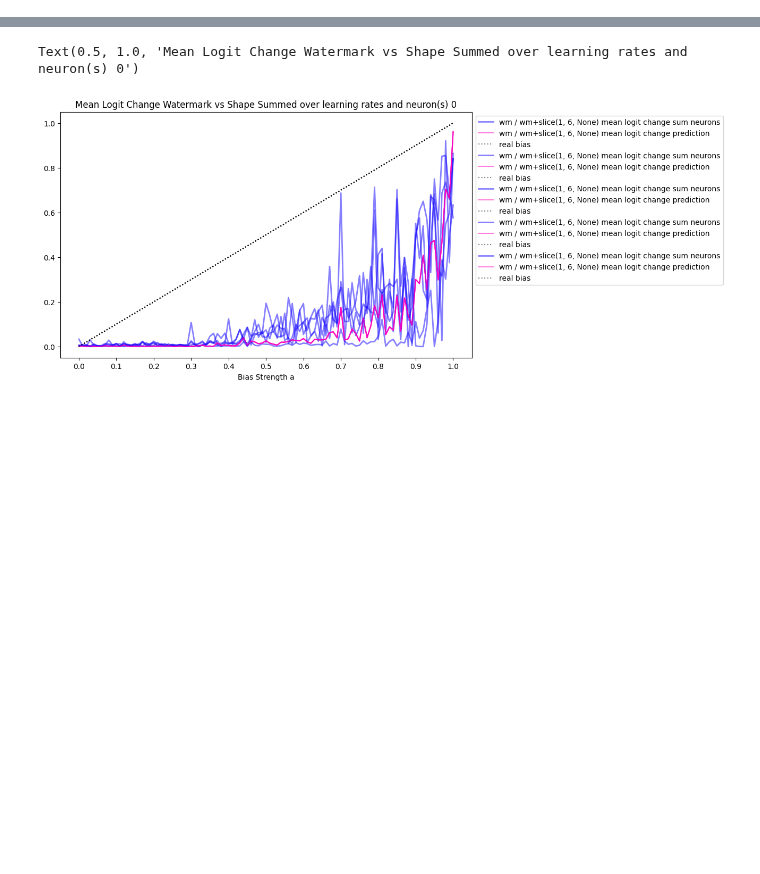
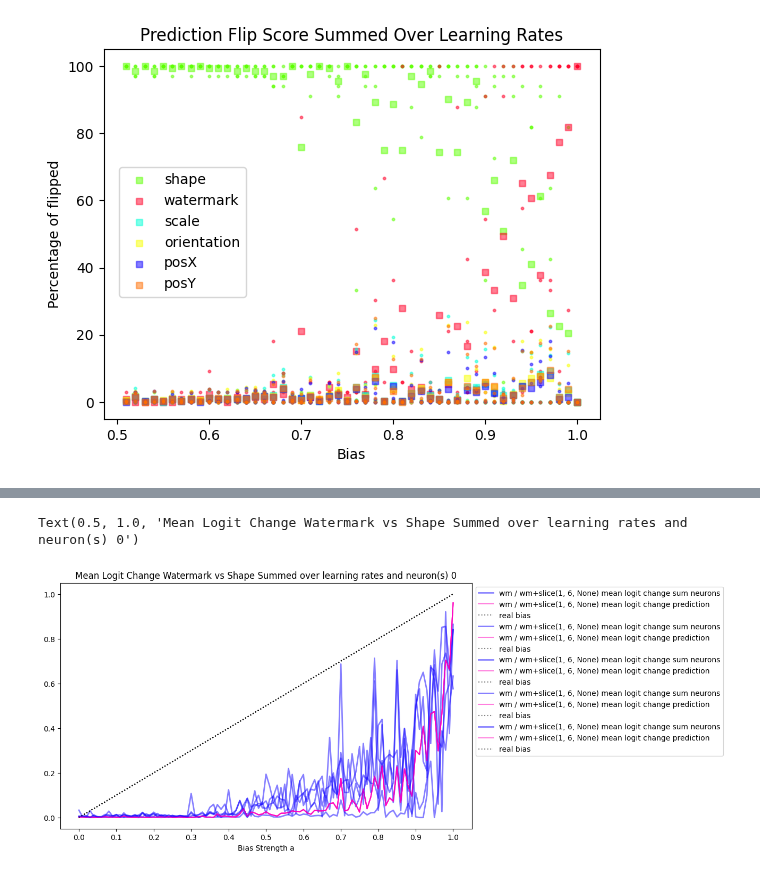
Before and after one commit to lillijo/xai-evaluation-master-thesis, a Jupyter notebook: experiments/ground_truth_experiments.ipynb, the cells around one changed output, grey strips where cells are left out. Drawn from its saved outputs; the diff is of its cells as text; code cells hidden in the pictures; blank space fills up the shorter version.

```diff
--- a/experiments/ground_truth_experiments.ipynb
+++ b/experiments/ground_truth_experiments.ipynb
@@ -72,12 +40,14 @@ styles = ["solid", "dotted", "dashed", "dashdot"]
 # %%
+# REDUCE BIAS INTERVAL
+b = 0.5
 filtbiases = [
-    a["bias"] for a in list(filter(lambda x: x["learning_rate"] == 0.001, alldata))
+    a["bias"] for a in list(filter(lambda x: x["learning_rate"] == 0.001 and x["bias"] > b, alldata))
 ]
 datas =[[],[],[],[]]
-datas[0] = list(filter(lambda x: x["learning_rate"] == 0.001, alldata))
+datas[0] = list(filter(lambda x: x["learning_rate"] == 0.001 and x["bias"] > b, alldata))
 
-datas[1] = list(filter(lambda x: x["learning_rate"] == 0.0015, alldata))
+datas[1] = list(filter(lambda x: x["learning_rate"] == 0.0015 and x["bias"] > b, alldata))
 
-datas[2] = list(filter(lambda x: x["learning_rate"] == 0.002, alldata))
+datas[2] = list(filter(lambda x: x["learning_rate"] == 0.002 and x["bias"] > b, alldata))
 
-datas[3] = list(filter(lambda x: x["learning_rate"] == 0.0005, alldata))
+datas[3] = list(filter(lambda x: x["learning_rate"] == 0.0005 and x["bias"] > b, alldata))
@@ -101,2 +186,20 @@ factornames[0] = "watermark"
+# %%
+colind = [0,3,5,2,7,1]
+def plot_pred_flip():
+    for f in [1,0,2,3,4,5]:
+        lat_data = [np.sum([datas[a][i][f"pred_flip"][f] for a in range(4)]) / 0.04 for i in range(len(datas[0]))]
+        # on lr type: [a["pred_flip"][i] for a in datas[lrindex]]
+        plt.scatter(filtbiases, lat_data, color=colors[colind[f]], label=latents_names[f], alpha=0.5, s=20, marker="s")
+        for l in range(4):
+            lat_data = [a[f"pred_flip"][f]*100 for a in datas[l]]
+            plt.scatter(filtbiases, lat_data, color=colors[colind[f]], s=3, alpha=0.5)
+    plt.legend(loc="upper left")
+    plt.ylabel("Percentage of flipped")
+    plt.xlabel("Bias")
+    plt.title("Prediction Flip Score Summed Over Learning Rates")
+    plt.legend(bbox_to_anchor=(0.3, 0.7))
+plot_pred_flip()
+# %% [output]
+[figure, added]
 # %%
 def plot_linear_layer(items, biasitems, factor=0):
```
Also changed, not shown: parts of 13 cells of this notebook, 11 other files.
